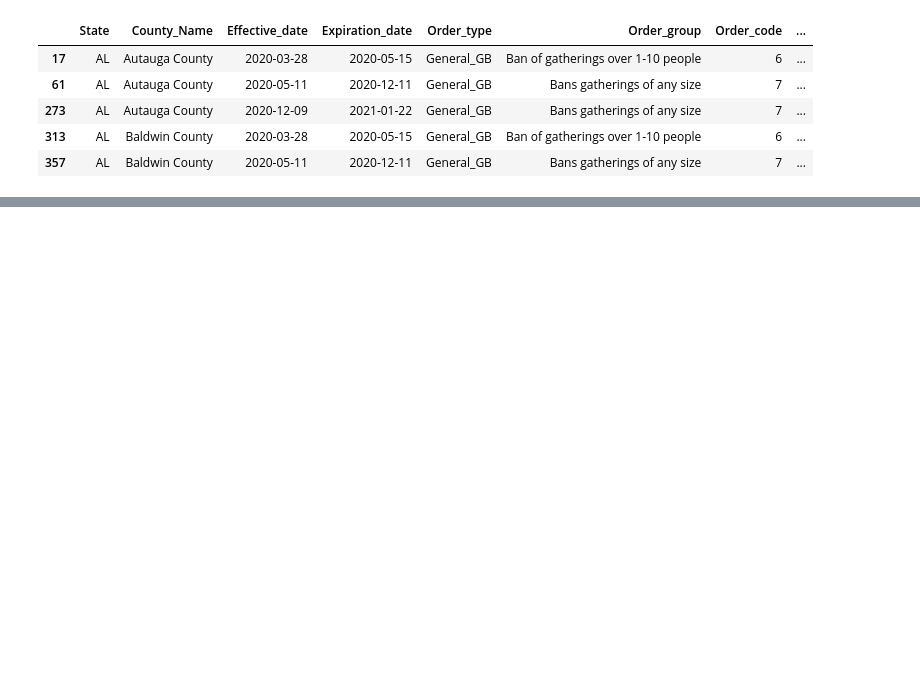
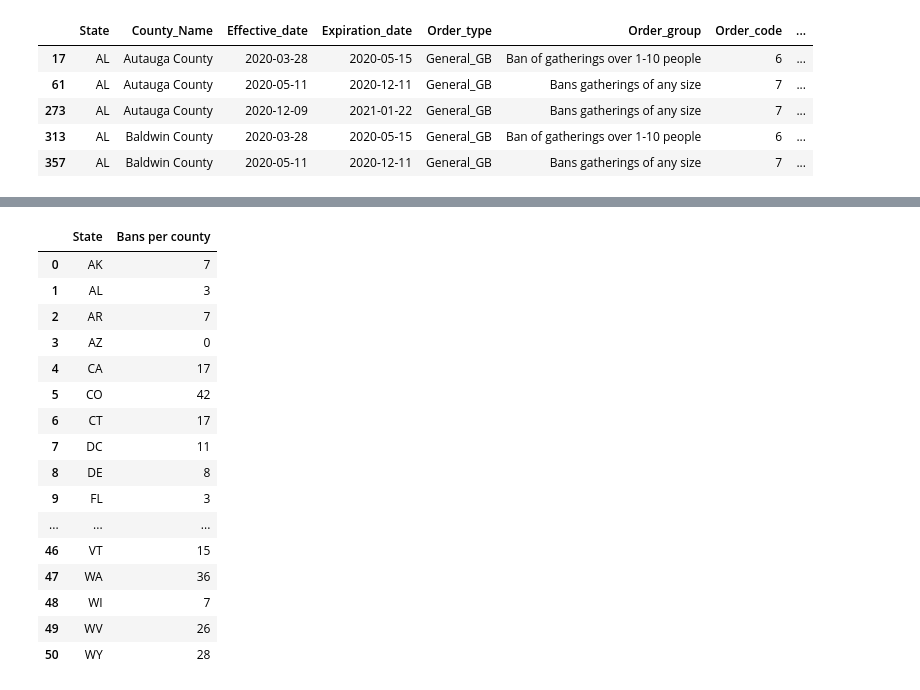
Before and after one commit to DS4A-Team79/COVID-Project, a Jupyter notebook: nmatos/GatherBansExploration.ipynb, the cells around one changed output, grey strips where cells are left out. Saved outputs shown, nothing was run; the diff lists cells and outputs as text; code cells hidden in the pictures; blank space fills up the shorter version.

```diff
--- a/nmatos/GatherBansExploration.ipynb
+++ b/nmatos/GatherBansExploration.ipynb
@@ -282,0 +442,23 @@ Comparing the unique list of states before and after data wrangling, 'ND' and 'S
+# %%
+#Create final bans per county dataset with all states and DC
+#Reset the index for accurate counting
+bans_per_county = pd.concat([bans_county,states]).sort_values(by=['State']).reset_index(drop=True)
+bans_per_county
+# %% [output]
+|  | State | Bans per county |
+| 0 | AK | 7 |
+| 1 | AL | 3 |
+| 2 | AR | 7 |
+| 3 | AZ | 0 |
+| 4 | CA | 17 |
+| 5 | CO | 42 |
+| 6 | CT | 17 |
+| 7 | DC | 11 |
+| 8 | DE | 8 |
+| 9 | FL | 3 |
+| ... | ... | ... |
+| 46 | VT | 15 |
+| 47 | WA | 36 |
+| 48 | WI | 7 |
+| 49 | WV | 26 |
+| 50 | WY | 28 |
```
Also changed, not shown: parts of 19 cells of this notebook, 1 other file.
